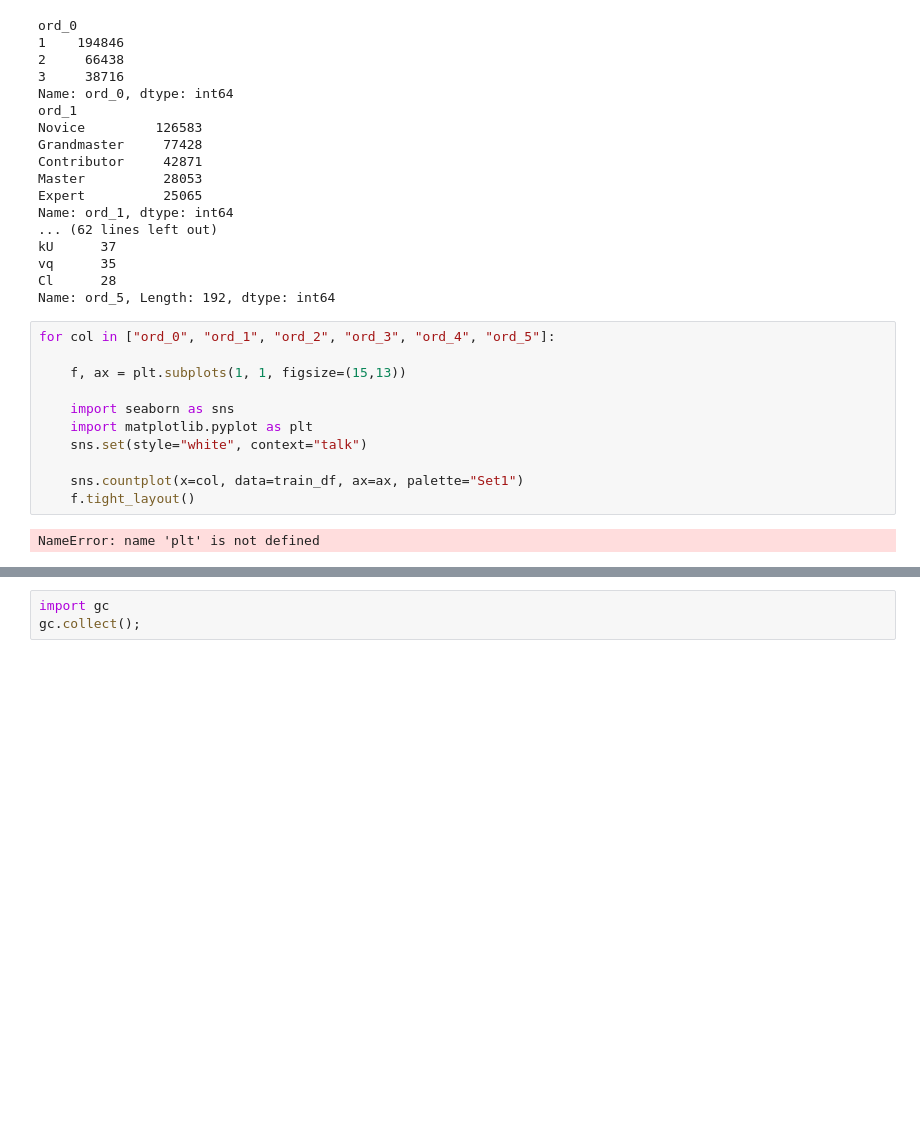
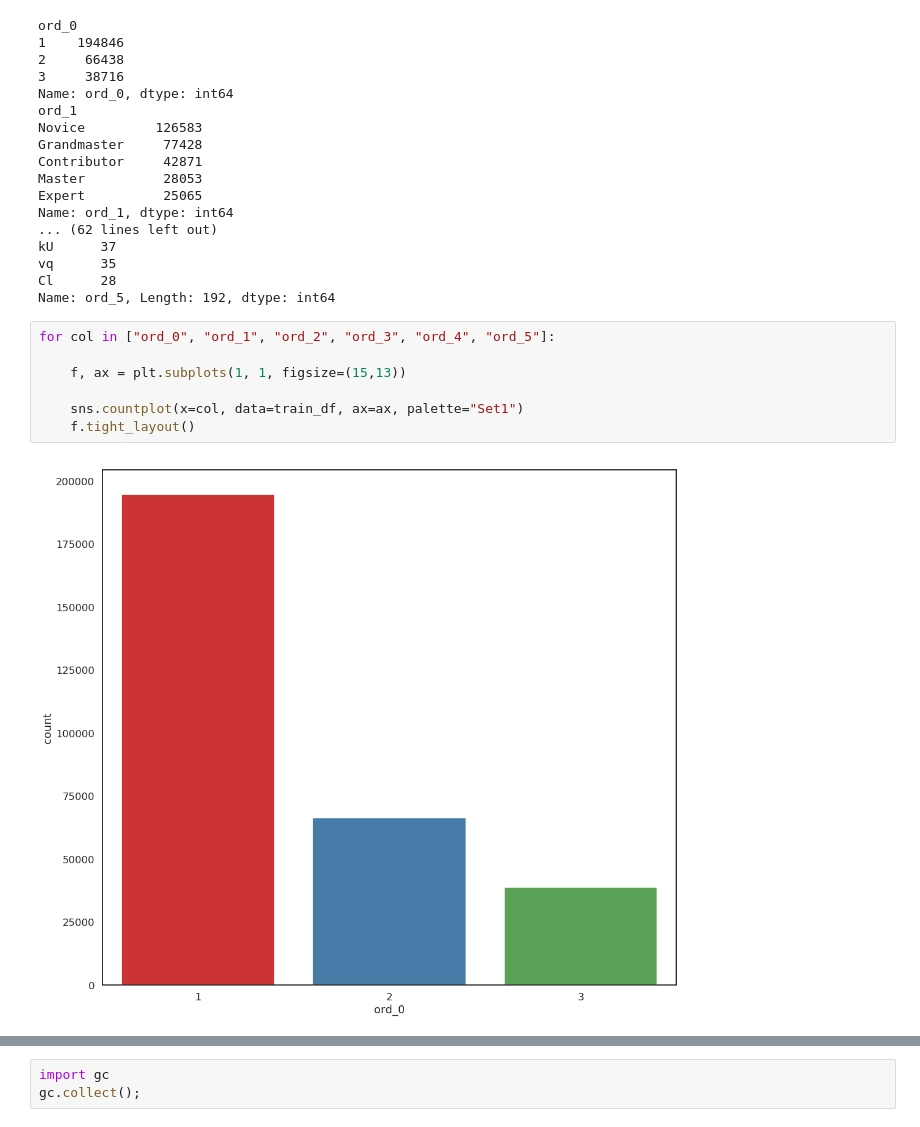
Before and after one commit to praxitelisk/CATegorical-Feature-Encoding-Challenge, a Jupyter notebook: CATegorical-feature-encoding-challenge-eda-xgb.ipynb, the cells around one changed output, grey strips where cells are left out. Cells and saved outputs as stored; diff of their text form; blank space fills up the shorter version.

```diff
--- a/CATegorical-feature-encoding-challenge-eda-xgb.ipynb
+++ b/CATegorical-feature-encoding-challenge-eda-xgb.ipynb
@@ -211,13 +222,9 @@ Name: ord_5, Length: 192, dtype: int64
 # %%
 for col in ["ord_0", "ord_1", "ord_2", "ord_3", "ord_4", "ord_5"]:
 
     f, ax = plt.subplots(1, 1, figsize=(15,13))
 
-    import seaborn as sns
-    import matplotlib.pyplot as plt
-    sns.set(style="white", context="talk")
-
     sns.countplot(x=col, data=train_df, ax=ax, palette="Set1")
     f.tight_layout()
 # %% [output]
-NameError: name 'plt' is not defined
+[figure, added]
```
Also changed, not shown: parts of 13 cells of this notebook.
